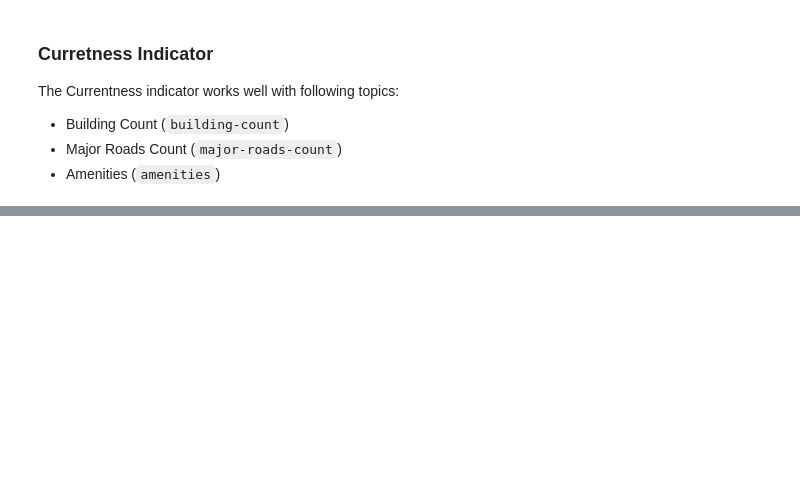
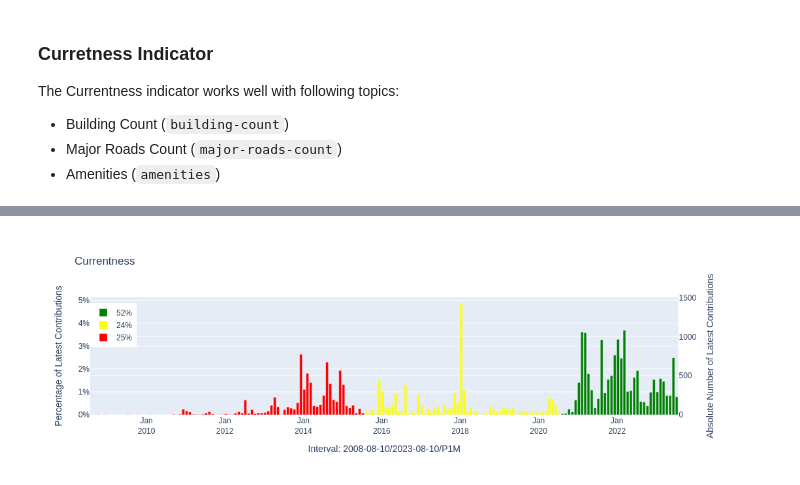
Before and after one commit to GIScience/ohsome-quality-api-examples, a Jupyter notebook: notebook.ipynb, the cells around one changed output, grey strips where cells are left out. Saved outputs shown, nothing was run; the diff lists cells and outputs as text; code cells hidden in the pictures; blank space fills up the shorter version.

```diff
--- a/notebook.ipynb
+++ b/notebook.ipynb
@@ -96,7 +96,7 @@ parameters = {
 response = requests.post(url, headers=headers, json=parameters)
 response.raise_for_status()  # Raise an Exception if HTTP Status Code is not 200
 
-result = response.json()["results"][0]["result"]
+result = response.json()["result"][0]["result"]
 result
 # parse plotly figure
 figure = go.Figure(result["figure"])
@@ -106,0 +106 @@ display(figure)
+[figure, added]
```
Also changed, not shown: parts of 2 cells of this notebook.
